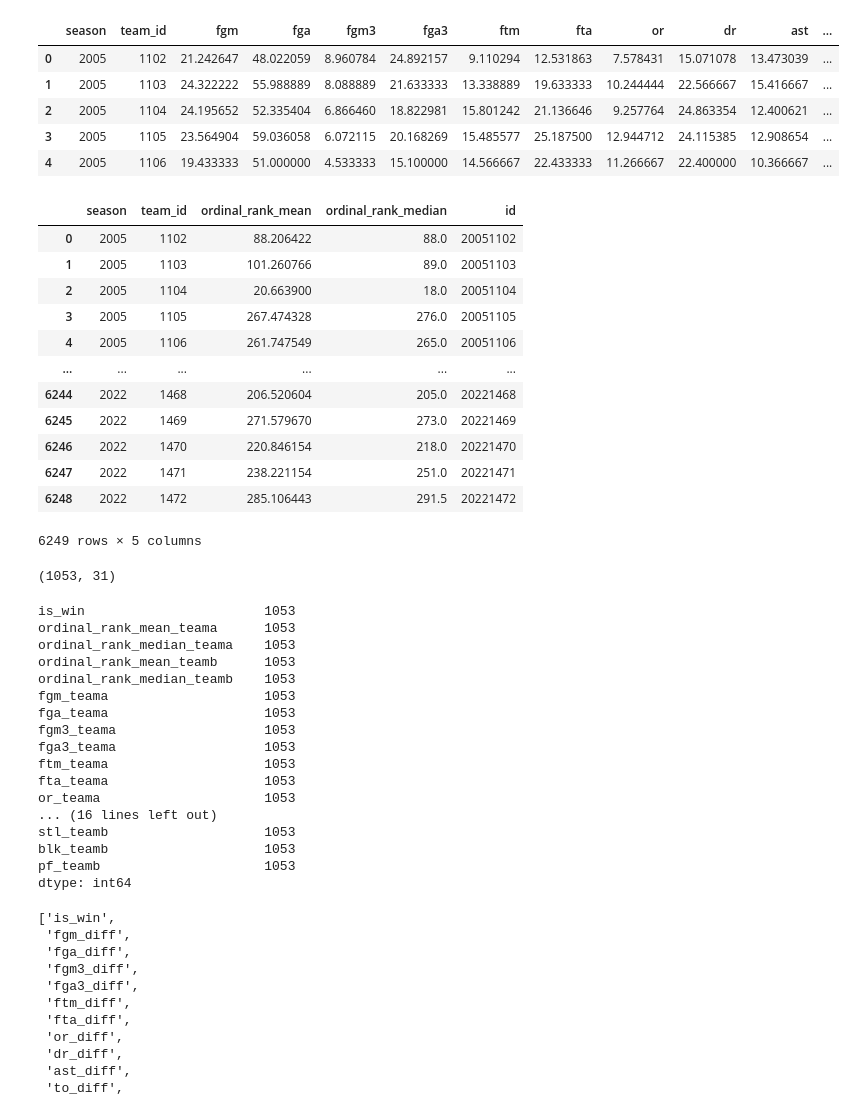
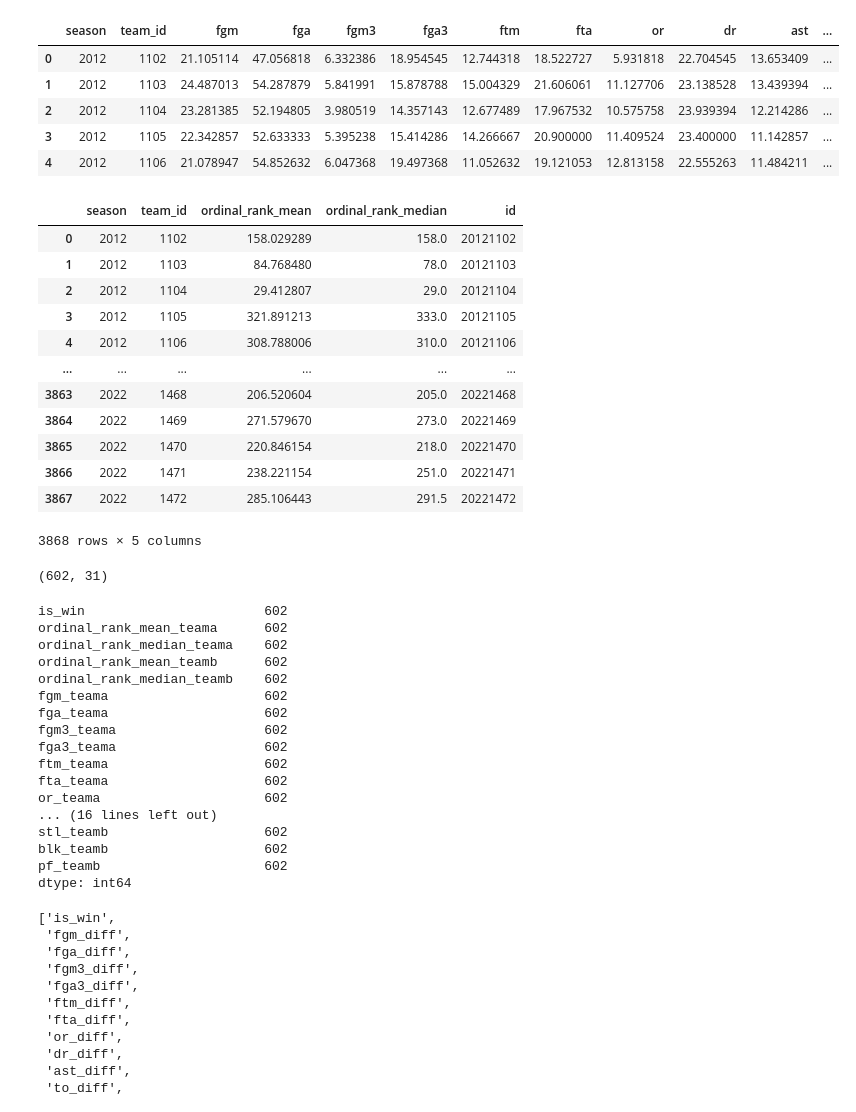
Before and after one commit to racruz25/group_project, a Jupyter notebook: other_models.ipynb, the cells around one changed output. Drawn from its saved outputs; the diff is of its cells as text; code cells hidden in the pictures.

```diff
--- a/other_models.ipynb
+++ b/other_models.ipynb
@@ -16,38 +16,38 @@ engine = create_engine(db_string)
 # %%
 # get stats for each team
 
 season_results = pd.read_sql("select * from mregular_season_detailed_results", engine)
 season_results = season_results.copy()
-season_results = season_results[season_results['season']>=2005].reset_index(drop=True)
+season_results = season_results[season_results['season']>=2012].reset_index(drop=True)
 
 winning_cols = ['season', 'wteam_id', 'wloc', 'wfgm', 'wfga', 'wfgm3', 'wfga3', 'wftm', 'wfta', 'wor', 'wdr', 'wast', 'wto', 'wstl', 'wblk', 'wpf']
 losing_cols = ['season', 'lteam_id', 'lfgm', 'lfga', 'lfgm3', 'lfga3', 'lftm', 'lfta', 'lor', 'ldr', 'last', 'lto', 'lstl', 'lblk', 'lpf']
 columns = ['season', 'team_id', 'fgm', 'fga', 'fgm3', 'fga3', 'ftm', 'fta', 'or', 'dr', 'ast', 'to', 'stl', 'blk', 'pf']
 
 winning_stats = season_results[winning_cols].groupby(['season', 'wteam_id']).mean().reset_index()
 winning_stats.columns = columns
 
 losing_stats = season_results[losing_cols].groupby(['season', 'lteam_id']).mean().reset_index()
 losing_stats.columns = columns
 
 reg_season_stats = pd.concat([winning_stats, losing_stats]).groupby(['season', 'team_id']).mean().reset_index()
 reg_season_stats['id'] = reg_season_stats.season.astype(str) + reg_season_stats.team_id.astype(str)
 
 
 reg_season_stats.head()
 # %% [output]
 |  | season | team_id | fgm | fga | fgm3 | fga3 | ftm | fta | or | dr | ast | ... |
-| 0 | 2005 | 1102 | 21.242647 | 48.022059 | 8.960784 | 24.892157 | 9.110294 | 12.531863 | 7.578431 | 15.071078 | 13.473039 | ... |
-| 1 | 2005 | 1103 | 24.322222 | 55.988889 | 8.088889 | 21.633333 | 13.338889 | 19.633333 | 10.244444 | 22.566667 | 15.416667 | ... |
-| 2 | 2005 | 1104 | 24.195652 | 52.335404 | 6.866460 | 18.822981 | 15.801242 | 21.136646 | 9.257764 | 24.863354 | 12.400621 | ... |
-| 3 | 2005 | 1105 | 23.564904 | 59.036058 | 6.072115 | 20.168269 | 15.485577 | 25.187500 | 12.944712 | 24.115385 | 12.908654 | ... |
-| 4 | 2005 | 1106 | 19.433333 | 51.000000 | 4.533333 | 15.100000 | 14.566667 | 22.433333 | 11.266667 | 22.400000 | 10.366667 | ... |
+| 0 | 2012 | 1102 | 21.105114 | 47.056818 | 6.332386 | 18.954545 | 12.744318 | 18.522727 | 5.931818 | 22.704545 | 13.653409 | ... |
+| 1 | 2012 | 1103 | 24.487013 | 54.287879 | 5.841991 | 15.878788 | 15.004329 | 21.606061 | 11.127706 | 23.138528 | 13.439394 | ... |
+| 2 | 2012 | 1104 | 23.281385 | 52.194805 | 3.980519 | 14.357143 | 12.677489 | 17.967532 | 10.575758 | 23.939394 | 12.214286 | ... |
+| 3 | 2012 | 1105 | 22.342857 | 52.633333 | 5.395238 | 15.414286 | 14.266667 | 20.900000 | 11.409524 | 23.400000 | 11.142857 | ... |
+| 4 | 2012 | 1106 | 21.078947 | 54.852632 | 6.047368 | 19.497368 | 11.052632 | 19.121053 | 12.813158 | 22.555263 | 11.484211 | ... |
 # %%
 # get mean and median massey rankings
 
 ranks = pd.read_sql("select * from mmassey_ordinals_thruday128", engine)
 
-ranks = ranks[ranks['season']>=2005].reset_index(drop=True)
+ranks = ranks[ranks['season']>=2012].reset_index(drop=True)
 
 aggregate_ranks = ranks.groupby(['season', 'team_id']).agg({'ordinal_rank': ['mean', 'median']})
 aggregate_ranks.columns = ['_'.join(col) for col in aggregate_ranks.columns]
@@ -57,18 +57,18 @@ massey_ranks['id'] = massey_ranks.season.astype(str) + massey_ranks.team_id.asty
 massey_ranks
 # %% [output]
 |  | season | team_id | ordinal_rank_mean | ordinal_rank_median | id |
-| 0 | 2005 | 1102 | 88.206422 | 88.0 | 20051102 |
-| 1 | 2005 | 1103 | 101.260766 | 89.0 | 20051103 |
-| 2 | 2005 | 1104 | 20.663900 | 18.0 | 20051104 |
-| 3 | 2005 | 1105 | 267.474328 | 276.0 | 20051105 |
-| 4 | 2005 | 1106 | 261.747549 | 265.0 | 20051106 |
+| 0 | 2012 | 1102 | 158.029289 | 158.0 | 20121102 |
+| 1 | 2012 | 1103 | 84.768480 | 78.0 | 20121103 |
+| 2 | 2012 | 1104 | 29.412807 | 29.0 | 20121104 |
+| 3 | 2012 | 1105 | 321.891213 | 333.0 | 20121105 |
+| 4 | 2012 | 1106 | 308.788006 | 310.0 | 20121106 |
 | ... | ... | ... | ... | ... | ... |
-| 6244 | 2022 | 1468 | 206.520604 | 205.0 | 20221468 |
-| 6245 | 2022 | 1469 | 271.579670 | 273.0 | 20221469 |
-| 6246 | 2022 | 1470 | 220.846154 | 218.0 | 20221470 |
-| 6247 | 2022 | 1471 | 238.221154 | 251.0 | 20221471 |
-| 6248 | 2022 | 1472 | 285.106443 | 291.5 | 20221472 |
+| 3863 | 2022 | 1468 | 206.520604 | 205.0 | 20221468 |
+| 3864 | 2022 | 1469 | 271.579670 | 273.0 | 20221469 |
+| 3865 | 2022 | 1470 | 220.846154 | 218.0 | 20221470 |
+| 3866 | 2022 | 1471 | 238.221154 | 251.0 | 20221471 |
+| 3867 | 2022 | 1472 | 285.106443 | 291.5 | 20221472 |
-6249 rows × 5 columns
+3868 rows × 5 columns
 # %%
 # combine feeatures
 
@@ -80,7 +80,7 @@ def is_winning(wteam, lteam):
 
 
 march_tourney = pd.read_sql('select * from mncaa_tourney_compact_results', engine)
-march_tourney = march_tourney[march_tourney['season'] >= 2005].reset_index(drop=True)
+march_tourney = march_tourney[march_tourney['season'] >= 2012].reset_index(drop=True)
 
 train = march_tourney
 
@@ -100,23 +100,23 @@ train = train.drop(['daynum', 'wteam_id', 'lteam_id', 'num_ot', 'season', 'wloc'
 print(train.shape)
 train.count()
 # %% [output]
-(1053, 31)
+(602, 31)
-is_win                       1053
-ordinal_rank_mean_teama      1053
-ordinal_rank_median_teama    1053
-ordinal_rank_mean_teamb      1053
-ordinal_rank_median_teamb    1053
-fgm_teama                    1053
-fga_teama                    1053
-fgm3_teama                   1053
-fga3_teama                   1053
-ftm_teama                    1053
-fta_teama                    1053
-or_teama                     1053
+is_win                       602
+ordinal_rank_mean_teama      602
+ordinal_rank_median_teama    602
+ordinal_rank_mean_teamb      602
+ordinal_rank_median_teamb    602
+fgm_teama                    602
+fga_teama                    602
+fgm3_teama                   602
+fga3_teama                   602
+ftm_teama                    602
+fta_teama                    602
+or_teama                     602
 ... (16 lines left out)
-stl_teamb                    1053
-blk_teamb                    1053
-pf_teamb                     1053
+stl_teamb                    602
+blk_teamb                    602
+pf_teamb                     602
 dtype: int64
 # %%
 # replace separate winning and losing stats with difference stat
```
Also changed, not shown: parts of 2 cells of this notebook.
